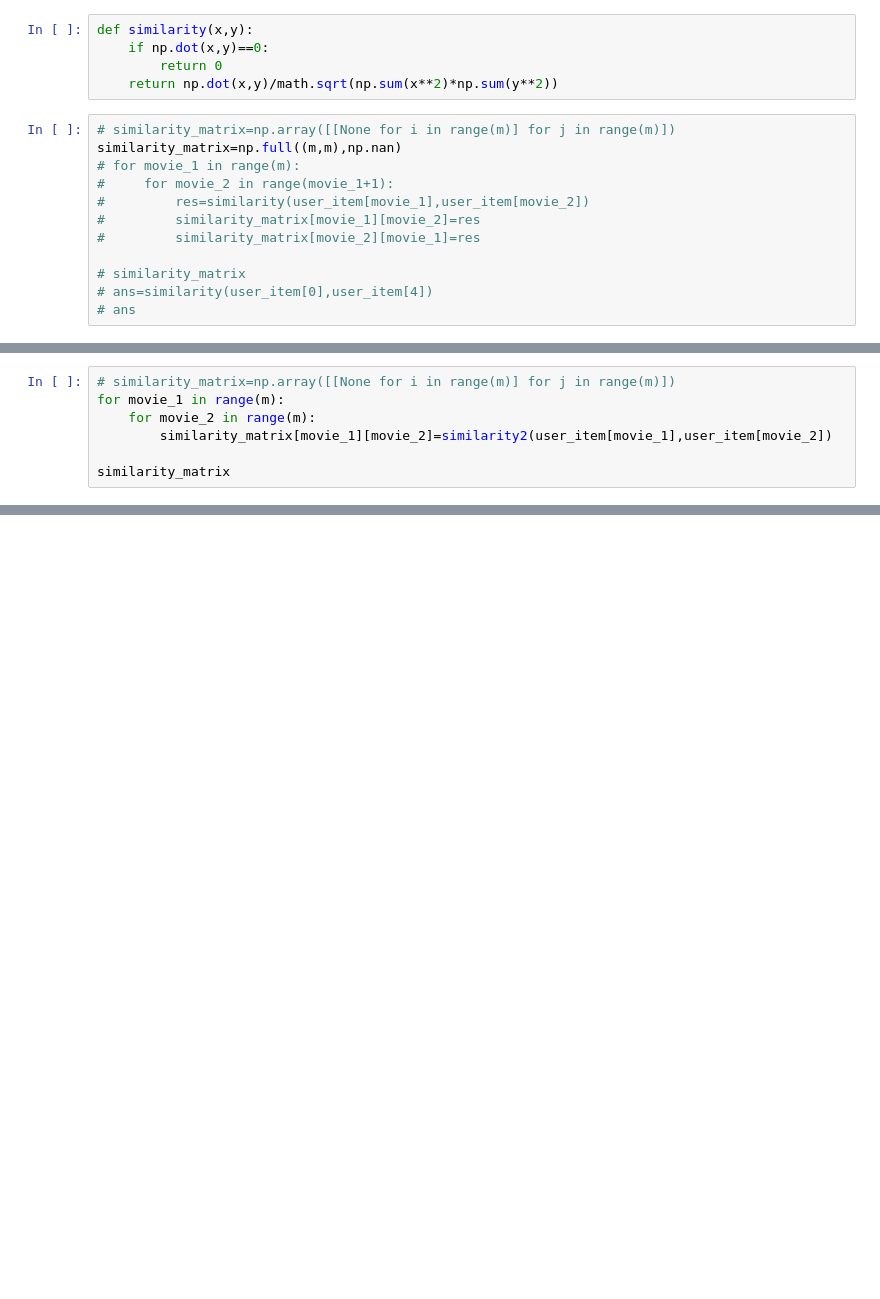
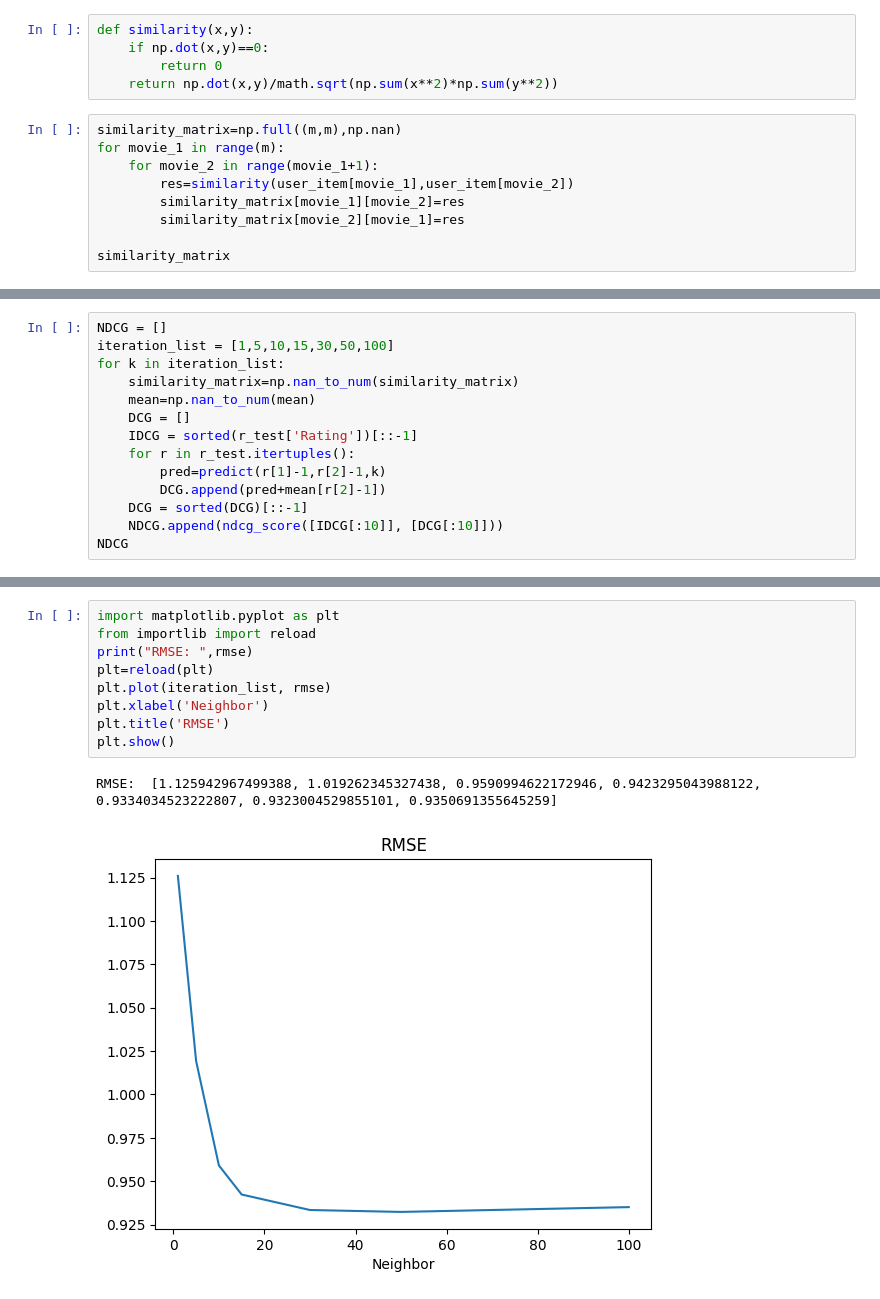
Before and after one commit to datht4889/MovieRecommender, a Jupyter notebook: src/Item_Item_ColaborativeFiltering.ipynb, the cells around one changed output, grey strips where cells are left out. Saved outputs shown, nothing was run; the diff lists cells and outputs as text; blank space fills up the shorter version.

```diff
--- a/src/Item_Item_ColaborativeFiltering.ipynb
+++ b/src/Item_Item_ColaborativeFiltering.ipynb
@@ -101,14 +56,11 @@ def similarity(x,y):
         return 0
     return np.dot(x,y)/math.sqrt(np.sum(x**2)*np.sum(y**2))
 # %%
-# similarity_matrix=np.array([[None for i in range(m)] for j in range(m)])
 similarity_matrix=np.full((m,m),np.nan)
-# for movie_1 in range(m):
-#     for movie_2 in range(movie_1+1):
-#         res=similarity(user_item[movie_1],user_item[movie_2])
-#         similarity_matrix[movie_1][movie_2]=res
-#         similarity_matrix[movie_2][movie_1]=res
+for movie_1 in range(m):
+    for movie_2 in range(movie_1+1):
+        res=similarity(user_item[movie_1],user_item[movie_2])
+        similarity_matrix[movie_1][movie_2]=res
+        similarity_matrix[movie_2][movie_1]=res
 
-# similarity_matrix
-# ans=similarity(user_item[0],user_item[4])
-# ans
+similarity_matrix
@@ -120,7 +80,0 @@ def similarity2(x,y):
-# %%
-# similarity_matrix=np.array([[None for i in range(m)] for j in range(m)])
-for movie_1 in range(m):
-    for movie_2 in range(m):
-        similarity_matrix[movie_1][movie_2]=similarity2(user_item[movie_1],user_item[movie_2])
-
-similarity_matrix
@@ -191,0 +130,14 @@ rmse
+# %%
+NDCG = []
+iteration_list = [1,5,10,15,30,50,100]
+for k in iteration_list:
+    similarity_matrix=np.nan_to_num(similarity_matrix)
+    mean=np.nan_to_num(mean)
+    DCG = []
+    IDCG = sorted(r_test['Rating'])[::-1]
+    for r in r_test.itertuples():
+        pred=predict(r[1]-1,r[2]-1,k)
+        DCG.append(pred+mean[r[2]-1])
+    DCG = sorted(DCG)[::-1]
+    NDCG.append(ndcg_score([IDCG[:10]], [DCG[:10]]))
+NDCG
@@ -191,0 +152,12 @@ rmse
+# %%
+import matplotlib.pyplot as plt
+from importlib import reload
+print("RMSE: ",rmse)
+plt=reload(plt)
+plt.plot(iteration_list, rmse)
+plt.xlabel('Neighbor')
+plt.title('RMSE')
+plt.show()
+# %% [output]
+RMSE:  [1.125942967499388, 1.019262345327438, 0.9590994622172946, 0.9423295043988122, 0.9334034523222807, 0.9323004529855101, 0.9350691355645259]
+[figure, added]
```
Also changed, not shown: parts of 26 cells of this notebook, 11 other files.
